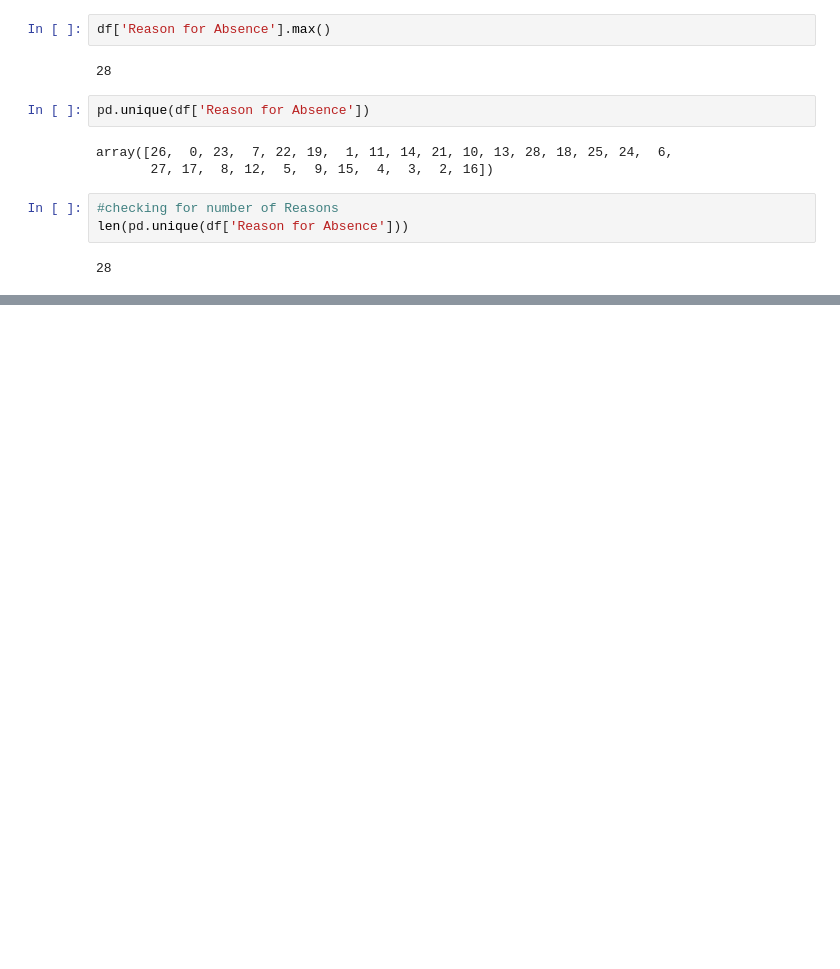
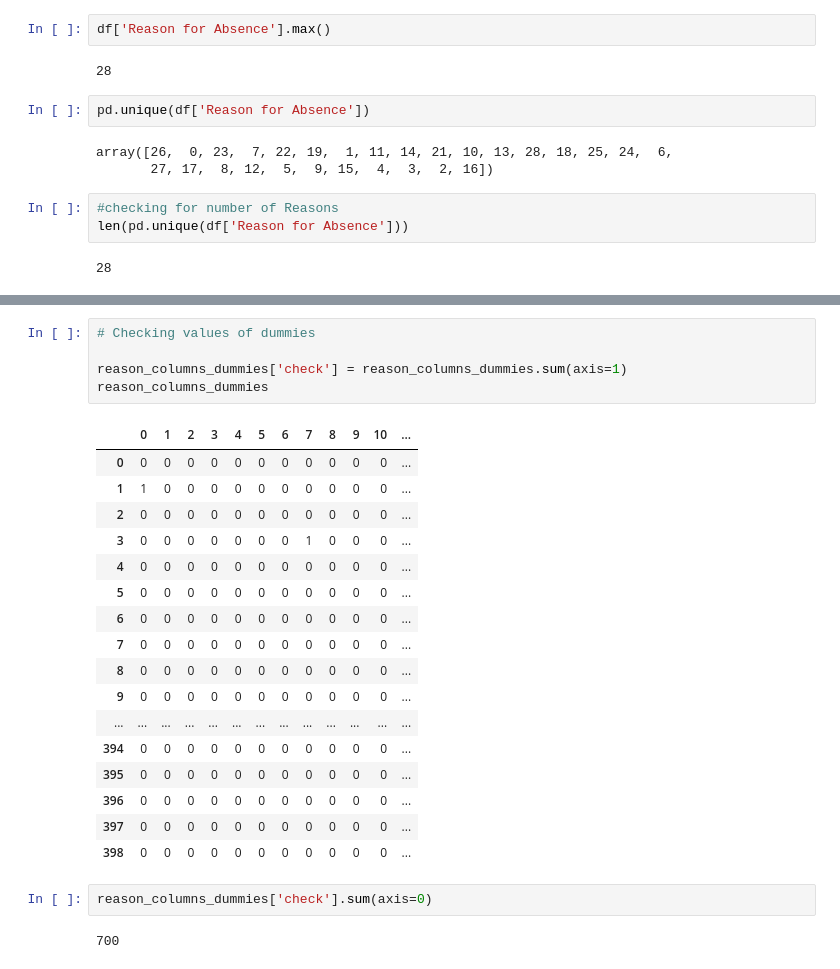
Before and after one commit to sammy10060102/Python-SQL-Tableau, a Jupyter notebook: Preprocessing data.ipynb, the cells around one changed output, grey strips where cells are left out. Drawn from its saved outputs; the diff is of its cells as text; blank space fills up the shorter version.

```diff
--- a/Preprocessing data.ipynb
+++ b/Preprocessing data.ipynb
@@ -185,0 +236,27 @@ sorted(df['Reason for Absence'].unique())
+# %%
+# Checking values of dummies
+
+reason_columns_dummies['check'] = reason_columns_dummies.sum(axis=1)
+reason_columns_dummies
+# %% [output]
+|  | 0 | 1 | 2 | 3 | 4 | 5 | 6 | 7 | 8 | 9 | 10 | ... |
+| 0 | 0 | 0 | 0 | 0 | 0 | 0 | 0 | 0 | 0 | 0 | 0 | ... |
+| 1 | 1 | 0 | 0 | 0 | 0 | 0 | 0 | 0 | 0 | 0 | 0 | ... |
+| 2 | 0 | 0 | 0 | 0 | 0 | 0 | 0 | 0 | 0 | 0 | 0 | ... |
+| 3 | 0 | 0 | 0 | 0 | 0 | 0 | 0 | 1 | 0 | 0 | 0 | ... |
+| 4 | 0 | 0 | 0 | 0 | 0 | 0 | 0 | 0 | 0 | 0 | 0 | ... |
+| 5 | 0 | 0 | 0 | 0 | 0 | 0 | 0 | 0 | 0 | 0 | 0 | ... |
+| 6 | 0 | 0 | 0 | 0 | 0 | 0 | 0 | 0 | 0 | 0 | 0 | ... |
+| 7 | 0 | 0 | 0 | 0 | 0 | 0 | 0 | 0 | 0 | 0 | 0 | ... |
+| 8 | 0 | 0 | 0 | 0 | 0 | 0 | 0 | 0 | 0 | 0 | 0 | ... |
+| 9 | 0 | 0 | 0 | 0 | 0 | 0 | 0 | 0 | 0 | 0 | 0 | ... |
+| ... | ... | ... | ... | ... | ... | ... | ... | ... | ... | ... | ... | ... |
+| 394 | 0 | 0 | 0 | 0 | 0 | 0 | 0 | 0 | 0 | 0 | 0 | ... |
+| 395 | 0 | 0 | 0 | 0 | 0 | 0 | 0 | 0 | 0 | 0 | 0 | ... |
+| 396 | 0 | 0 | 0 | 0 | 0 | 0 | 0 | 0 | 0 | 0 | 0 | ... |
+| 397 | 0 | 0 | 0 | 0 | 0 | 0 | 0 | 0 | 0 | 0 | 0 | ... |
+| 398 | 0 | 0 | 0 | 0 | 0 | 0 | 0 | 0 | 0 | 0 | 0 | ... |
+# %%
+reason_columns_dummies['check'].sum(axis=0)
+# %% [output]
+700
```
Also changed, not shown: parts of 6 cells of this notebook.
